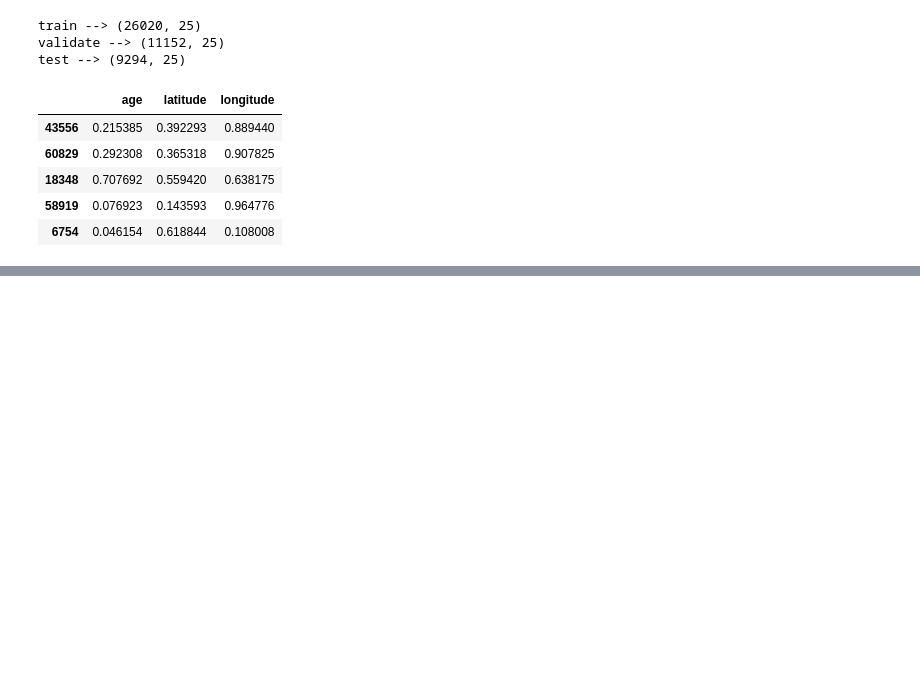
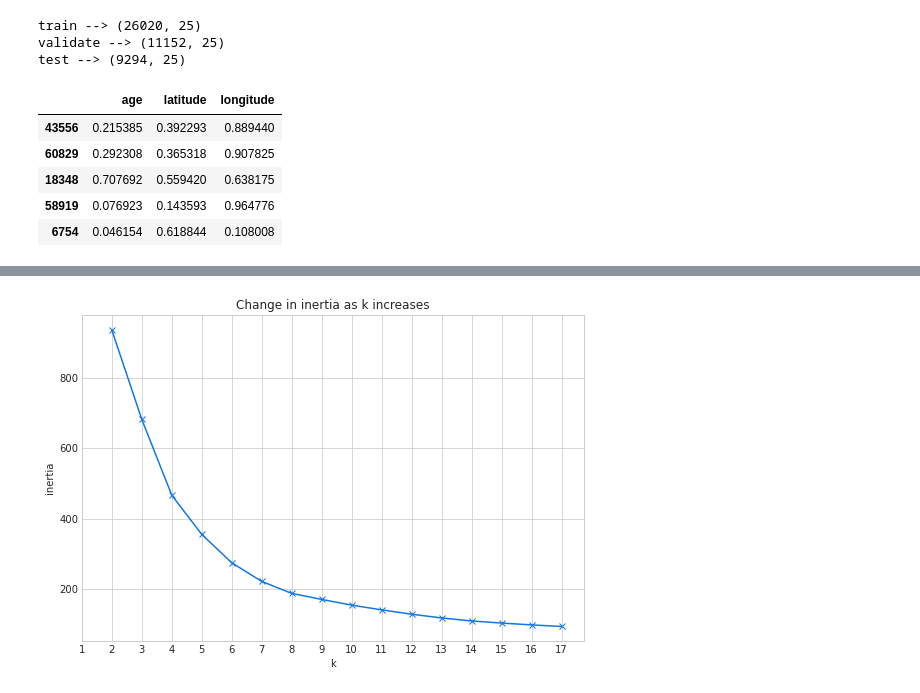
Before and after one commit to HeatherOrtegaMcMillan/Zillow_clustering_project, a Jupyter notebook: initial_notebook.ipynb, the cells around one changed output, grey strips where cells are left out. Cells and saved outputs as stored; diff of their text form; code cells hidden in the pictures; blank space fills up the shorter version.

```diff
--- a/initial_notebook.ipynb
+++ b/initial_notebook.ipynb
@@ -931,0 +964,11 @@ plot_clusters('age', 'longitude', '4_k_clusters', X_train, kmeans, mm_scaler, ce
+# %%
+# create new X_train to try with lat long and ppsqft cluster
+X_train = train[['latitude', 'longitude', 'ppsqft']]
+# %%
+# scale using minmax
+X_train_scaled, mm_scaler = scale_this(X_train, MinMaxScaler())
+# %%
+# explore inertia to see where to start
+plot_inertia(X_train_scaled, k_range_end=18)
+# %% [output]
+[figure, added]
```
Also changed, not shown: parts of 29 cells of this notebook.
